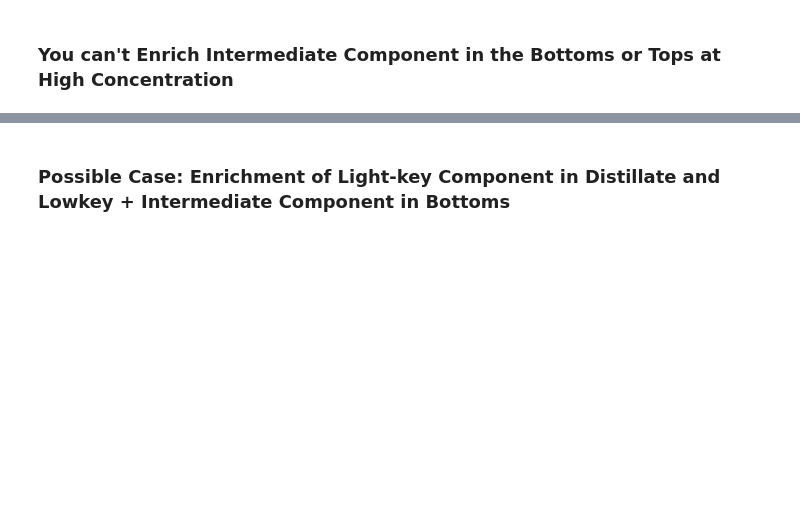
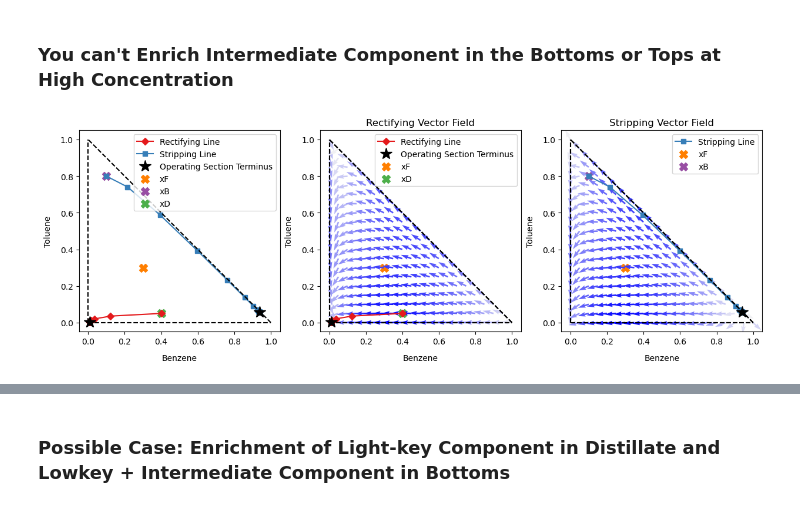
Before and after one commit to dayakaran/Ext_Distill_Sim, a Jupyter notebook: Example2.ipynb, the cells around one changed output, grey strips where cells are left out. Drawn from its saved outputs; the diff is of its cells as text; code cells hidden in the pictures; blank space fills up the shorter version.

```diff
--- a/Example2.ipynb
+++ b/Example2.ipynb
@@ -196,23 +193,25 @@ for i in ax:
 # %%
 #Show different splits
 fig, ax = plt.subplots(1,3,figsize= (15,5))
 
 #Possible case
 
 distillation_model.set_xF(np.array([0.3, 0.3, 0.4]))
 distillation_model.set_xD(np.array([0.4, 0.05, 0.55]))
 distillation_model.set_xB(np.array([0.1, 0.8, 0.1]))
 
 # Change the reflux ration to any number of your choice
-distillation_model.set_r(1000)
+distillation_model.set_r(10)
 
 distillation_model.plot_rect_comp(ax[1])
 distillation_model.plot_strip_comp(ax[2])
 
 distillation_model.plot_rect_strip_comp(ax[0])
 rcm.plot_vector_field_rect(ax[1]); rcm.plot_vector_field_strip(ax[2])
 for i in ax:
     i.set_aspect('equal')
+# %% [output]
+[figure, added]
 # %%
 fig, ax = plt.subplots(1,3,figsize= (15,5))
 
```
Also changed, not shown: parts of 6 cells of this notebook, 4 other files.
